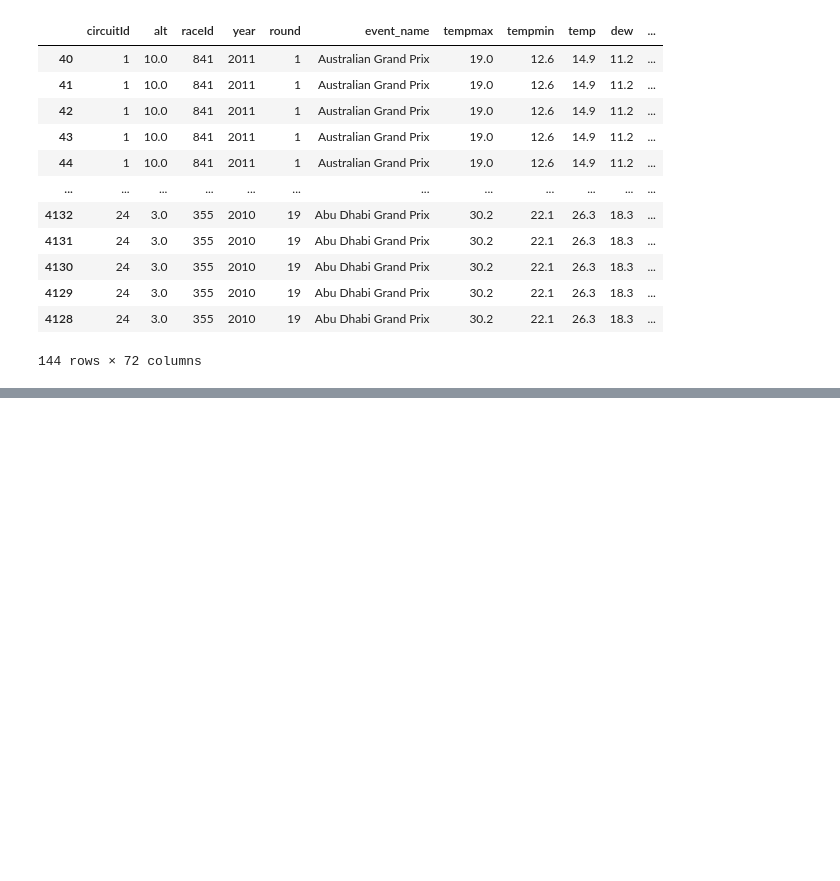
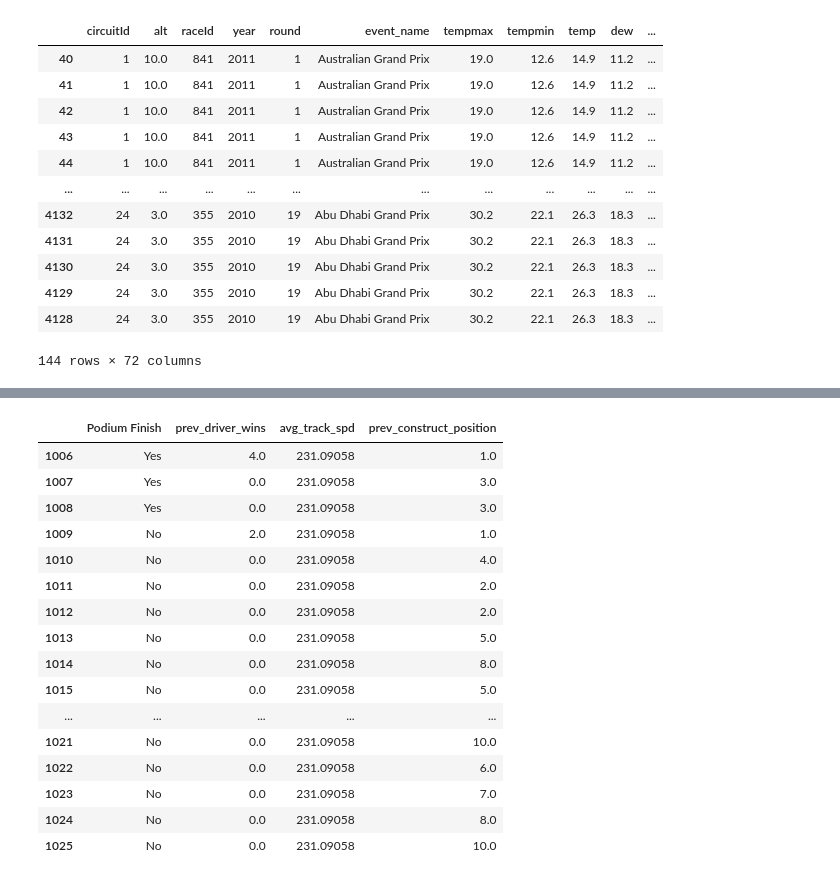
Before and after one commit to Yoshi234/f1-fanatasy-analysis, a Jupyter notebook: code/modeling/nick_learning.ipynb, the cells around one changed output, grey strips where cells are left out. Saved outputs shown, nothing was run; the diff lists cells and outputs as text; code cells hidden in the pictures; blank space fills up the shorter version.

```diff
--- a/code/modeling/nick_learning.ipynb
+++ b/code/modeling/nick_learning.ipynb
@@ -637,0 +771,22 @@ x
+# %%
+test_race['Podium Finish'] = ['Yes' if position <= 3 else 'No' for position in test_race['positionOrder']]
+test_race = test_race[['Podium Finish', 'prev_driver_wins', 'avg_track_spd', 'prev_construct_position']]
+test_race
+# %% [output]
+|  | Podium Finish | prev_driver_wins | avg_track_spd | prev_construct_position |
+| 1006 | Yes | 4.0 | 231.09058 | 1.0 |
+| 1007 | Yes | 0.0 | 231.09058 | 3.0 |
+| 1008 | Yes | 0.0 | 231.09058 | 3.0 |
+| 1009 | No | 2.0 | 231.09058 | 1.0 |
+| 1010 | No | 0.0 | 231.09058 | 4.0 |
+| 1011 | No | 0.0 | 231.09058 | 2.0 |
+| 1012 | No | 0.0 | 231.09058 | 2.0 |
+| 1013 | No | 0.0 | 231.09058 | 5.0 |
+| 1014 | No | 0.0 | 231.09058 | 8.0 |
+| 1015 | No | 0.0 | 231.09058 | 5.0 |
+| ... | ... | ... | ... | ... |
+| 1021 | No | 0.0 | 231.09058 | 10.0 |
+| 1022 | No | 0.0 | 231.09058 | 6.0 |
+| 1023 | No | 0.0 | 231.09058 | 7.0 |
+| 1024 | No | 0.0 | 231.09058 | 8.0 |
+| 1025 | No | 0.0 | 231.09058 | 10.0 |
```
Also changed, not shown: parts of 12 cells of this notebook.
